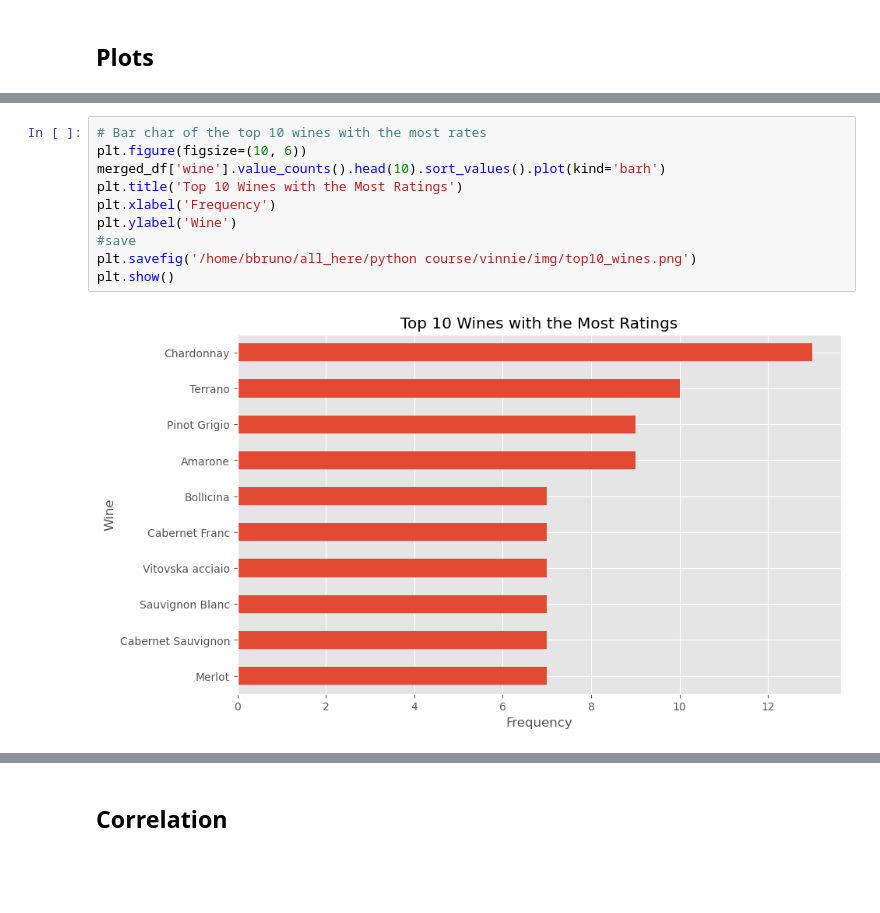
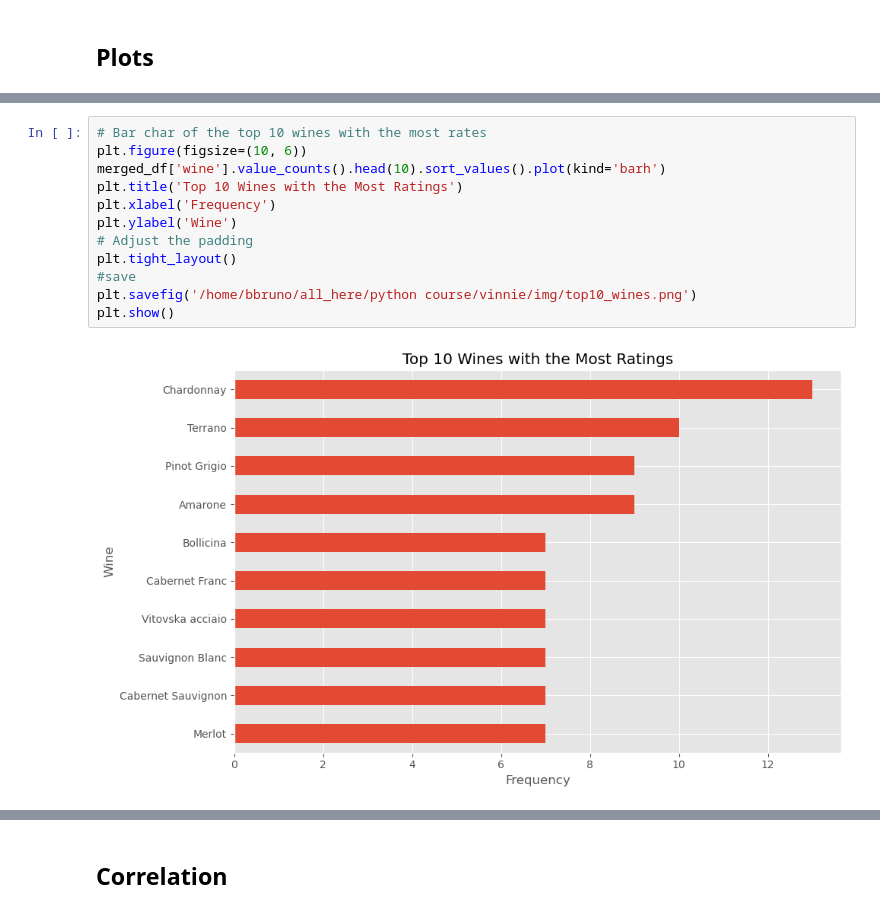
Before and after one commit to brunobonaiuto/collaborativeFiltering, a Jupyter notebook: src/eda_on_feedbacks.ipynb, the cells around one changed output, grey strips where cells are left out. Drawn from its saved outputs; the diff is of its cells as text; blank space fills up the shorter version.

```diff
--- a/src/eda_on_feedbacks.ipynb
+++ b/src/eda_on_feedbacks.ipynb
@@ -323,15 +332,17 @@ plt.show()
 # %%
 # Bar char of the top 10 wines with the most rates
 plt.figure(figsize=(10, 6))
 merged_df['wine'].value_counts().head(10).sort_values().plot(kind='barh')
 plt.title('Top 10 Wines with the Most Ratings')
 plt.xlabel('Frequency')
 plt.ylabel('Wine')
+# Adjust the padding
+plt.tight_layout()
 #save
 plt.savefig('/home/bbruno/all_here/python course/vinnie/img/top10_wines.png')
 plt.show()
 # %% [output]
-[figure, old version]
+[figure, new version]
 # %%
 # 3 histograms of the 10 most populars grapes, appellations and categories
 merged_df_gac['grapes'].value_counts().head(10).sort_values().plot(kind='barh')
```
Also changed, not shown: parts of 16 cells of this notebook, 23 other files.
